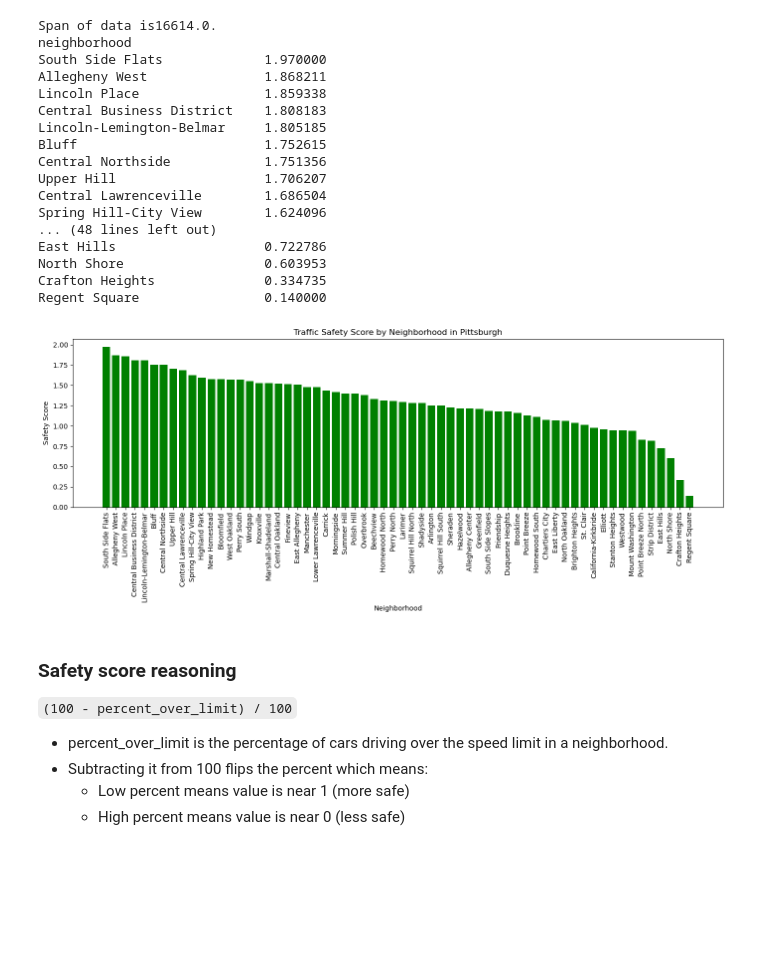
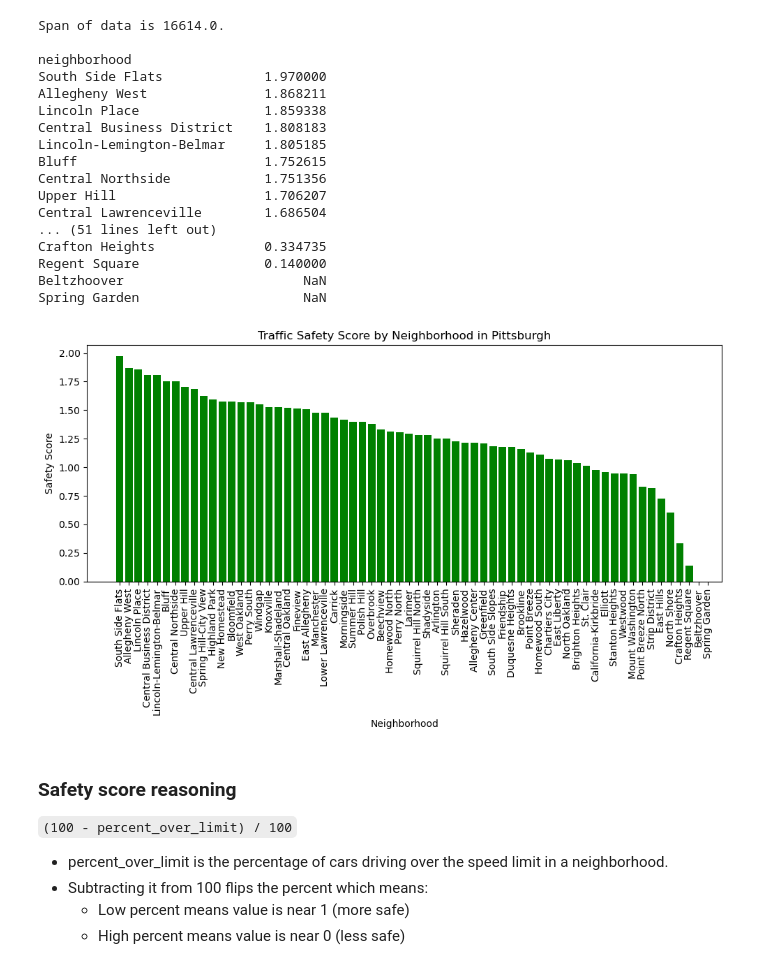
Before and after one commit to XRM2/Final-Project, a Jupyter notebook: aaqib'sNote.ipynb, the cells around one changed output. Saved outputs shown, nothing was run; the diff lists cells and outputs as text; code cells hidden in the pictures; blank space fills up the shorter version.

```diff
--- a/aaqib'sNote.ipynb
+++ b/aaqib'sNote.ipynb
@@ -173,39 +139,50 @@ Windgap                         73.0          27.0         25.0
 # %%
+#Begining of the bar chart that adds these two criteria
+#together that forms a score for the safety of each
+#neighborhood
+
+#The idea is:
+    #The higher the score = a safer neighborhood
+    #The lower the score = a less safe neighborhood
+
+#Variable for 1st criteria
 span = trafficData.max()-trafficData.min()
-print("Span of data is" + str(span) +".")
-# Simple safety score
-# Higher score = safer
+
+print("Span of data is " + str(span) +".")
+print("")
+
+neighborhood_stats = data.groupby('neighborhood')[['average_daily_car_traffic', 'percent_over_limit']].mean()
 neighborhood_stats['safety_score'] = ((100 - speedOverLimit) / 100) + ((trafficData.max() - trafficData)/(span))
 neighborhood_stats = neighborhood_stats.sort_values('safety_score', ascending=False)
 print(neighborhood_stats['safety_score'].to_string())
 
-plt.figure(figsize=(14,6))
+plt.figure(figsize=(10,6))
 plt.bar(neighborhood_stats.index, neighborhood_stats['safety_score'], color='green')
 plt.xticks(rotation=90)
 plt.xlabel("Neighborhood")
 plt.ylabel("Safety Score")
 plt.title("Traffic Safety Score by Neighborhood in Pittsburgh")
 plt.tight_layout()
 plt.show()
 # %% [output]
-Span of data is16614.0.
+Span of data is 16614.0.
+
 neighborhood
 South Side Flats             1.970000
 Allegheny West               1.868211
 Lincoln Place                1.859338
 Central Business District    1.808183
 Lincoln-Lemington-Belmar     1.805185
 Bluff                        1.752615
 Central Northside            1.751356
 Upper Hill                   1.706207
 Central Lawrenceville        1.686504
-Spring Hill-City View        1.624096
-... (48 lines left out)
-East Hills                   0.722786
-North Shore                  0.603953
+... (51 lines left out)
 Crafton Heights              0.334735
 Regent Square                0.140000
+Beltzhoover                       NaN
+Spring Garden                     NaN
-[figure, old version]
+[figure, new version]
 # %% [markdown]
 ### Safety score reasoning
 `(100 - percent_over_limit) / 100`
```
Also changed, not shown: parts of 9 cells of this notebook.
